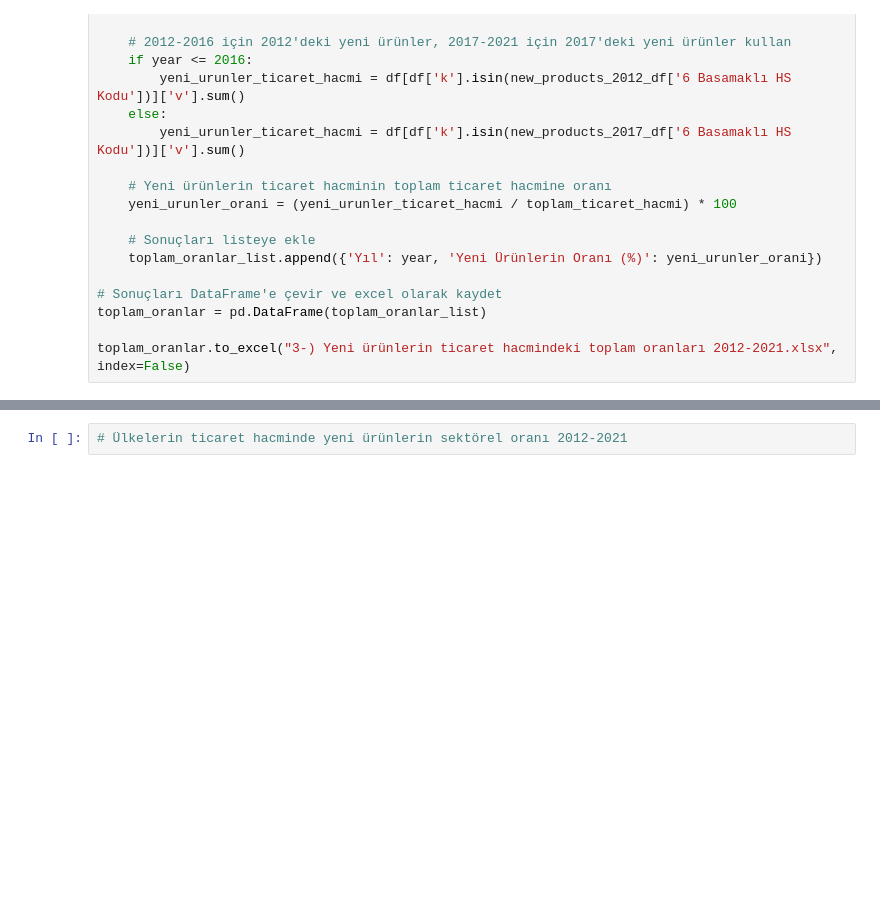
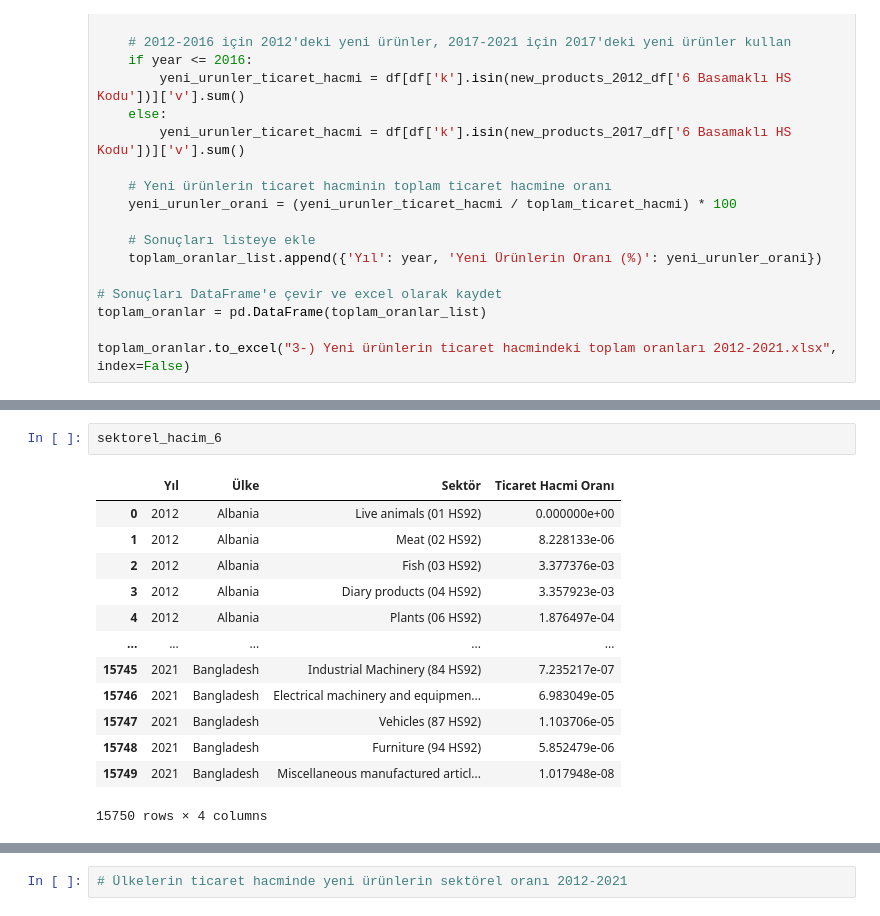
Before and after one commit to oguzoztekin/CEE-MENA, a Jupyter notebook: Dış Ticaret Verilerinin Analizi/Deneme.ipynb, the cells around one changed output, grey strips where cells are left out. Drawn from its saved outputs; the diff is of its cells as text; blank space fills up the shorter version.

```diff
--- a/Dış Ticaret Verilerinin Analizi/Deneme.ipynb
+++ b/Dış Ticaret Verilerinin Analizi/Deneme.ipynb
@@ -147,3 +380,19 @@ new_products_2022_df = new_products_df[new_products_df['Yıl'] == 2022]
+# %%
+sektorel_hacim_6
+# %% [output]
+|  | Yıl | Ülke | Sektör | Ticaret Hacmi Oranı |
+| 0 | 2012 | Albania | Live animals (01 HS92) | 0.000000e+00 |
+| 1 | 2012 | Albania | Meat (02 HS92) | 8.228133e-06 |
+| 2 | 2012 | Albania | Fish (03 HS92) | 3.377376e-03 |
+| 3 | 2012 | Albania | Diary products (04 HS92) | 3.357923e-03 |
+| 4 | 2012 | Albania | Plants (06 HS92) | 1.876497e-04 |
+| ... | ... | ... | ... | ... |
+| 15745 | 2021 | Bangladesh | Industrial Machinery (84 HS92) | 7.235217e-07 |
+| 15746 | 2021 | Bangladesh | Electrical machinery and equipmen... | 6.983049e-05 |
+| 15747 | 2021 | Bangladesh | Vehicles (87 HS92) | 1.103706e-05 |
+| 15748 | 2021 | Bangladesh | Furniture (94 HS92) | 5.852479e-06 |
+| 15749 | 2021 | Bangladesh | Miscellaneous manufactured articl... | 1.017948e-08 |
+15750 rows × 4 columns
 # %%
 #Deneme ve düzeltme
 import pandas as pd
```
Also changed, not shown: parts of 8 cells of this notebook, 9 other files.
